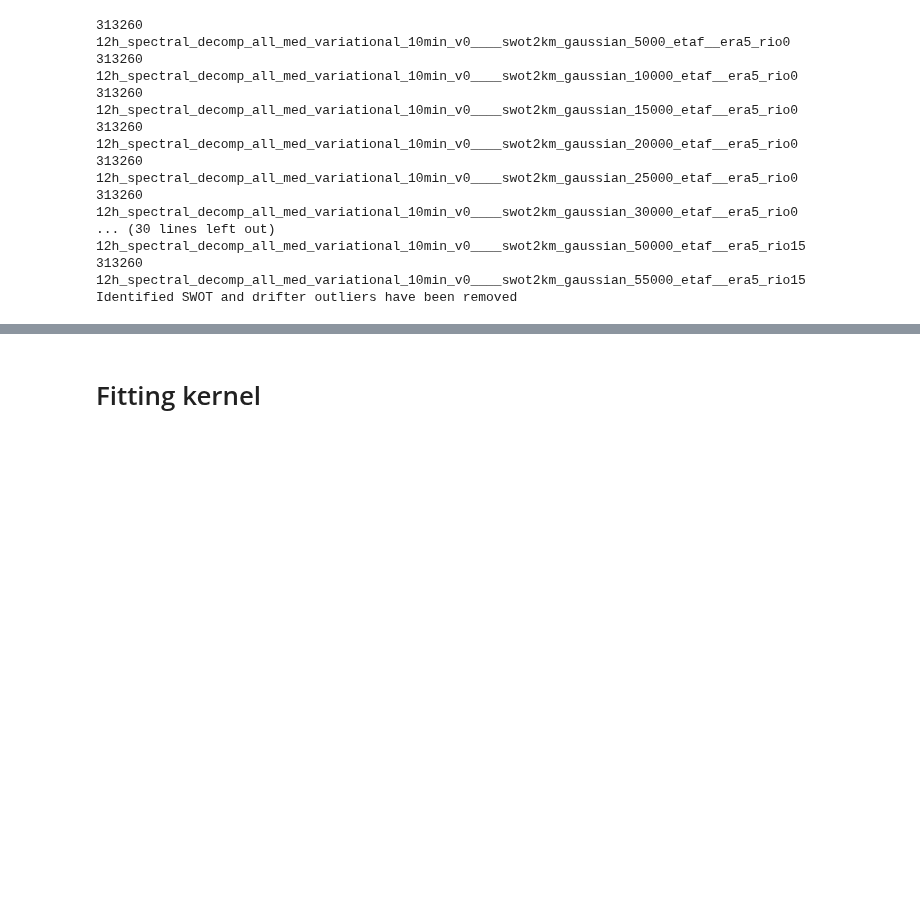
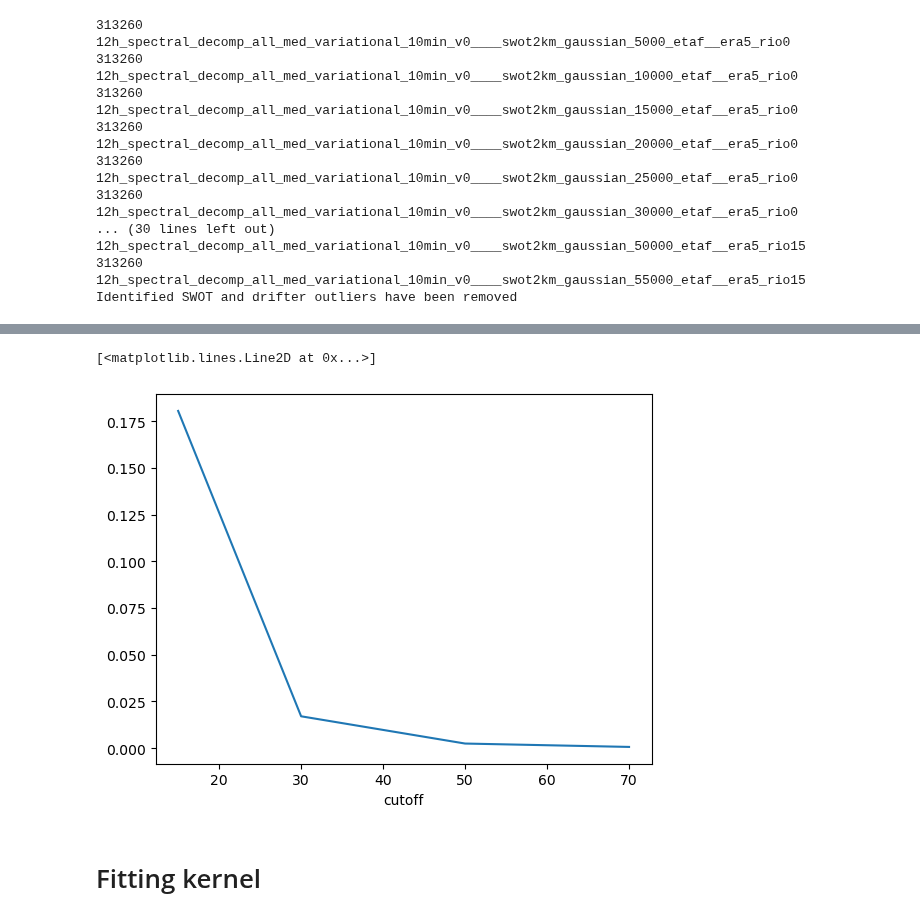
Before and after one commit to margot-demol/med_analysis, a Jupyter notebook: 10_swot_capabilities_diags/26_spatial_scales.ipynb, the cells around one changed output, grey strips where cells are left out. Saved outputs shown, nothing was run; the diff lists cells and outputs as text; code cells hidden in the pictures; blank space fills up the shorter version.

```diff
--- a/10_swot_capabilities_diags/26_spatial_scales.ipynb
+++ b/10_swot_capabilities_diags/26_spatial_scales.ipynb
@@ -136,3 +313,8 @@ Text(0, 0.5, '[$\\gamma^2$]')
+# %%
+(sigv**2/U2).plot()
+# %% [output]
+[<matplotlib.lines.Line2D at 0x...>]
+[figure, added]
 # %% [markdown]
 # Fitting kernel
 # %%
```
Also changed, not shown: parts of 11 cells of this notebook, 19 other files.
